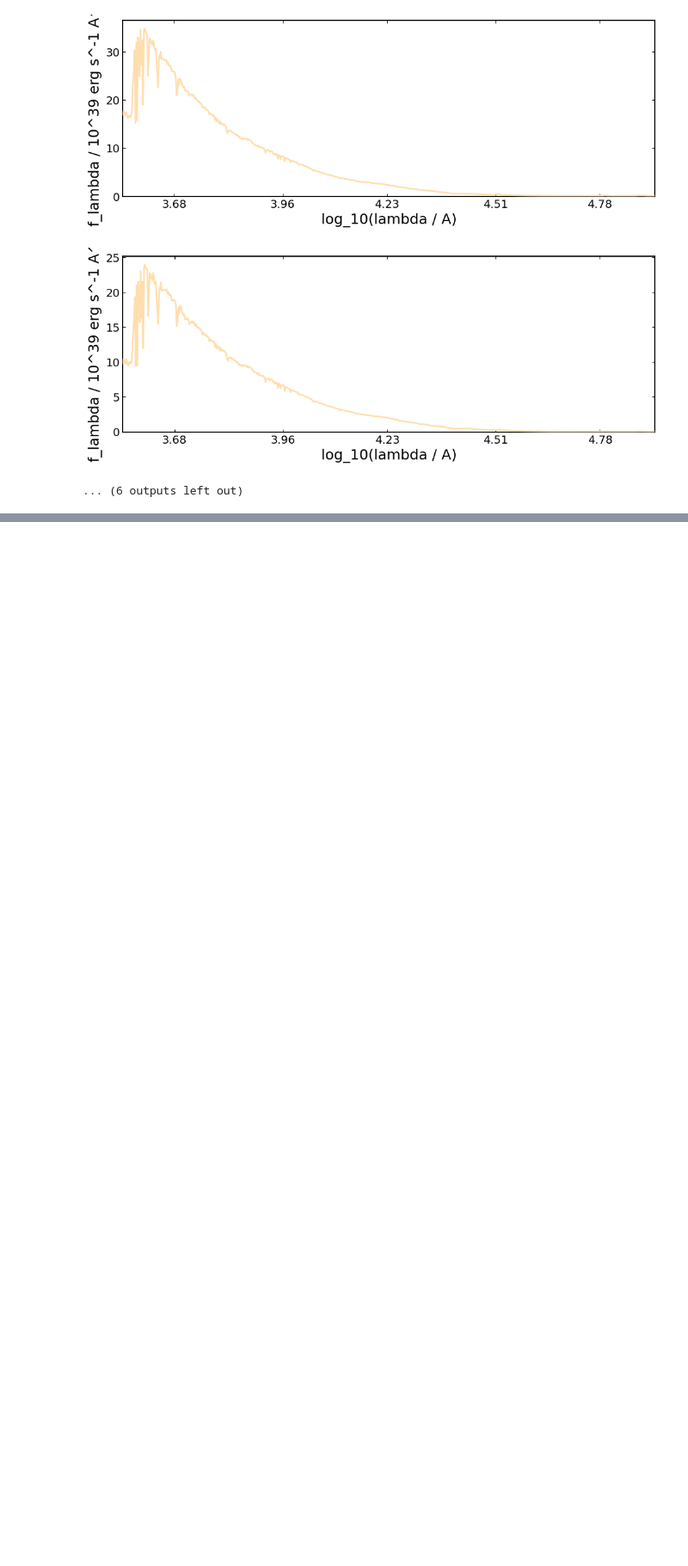
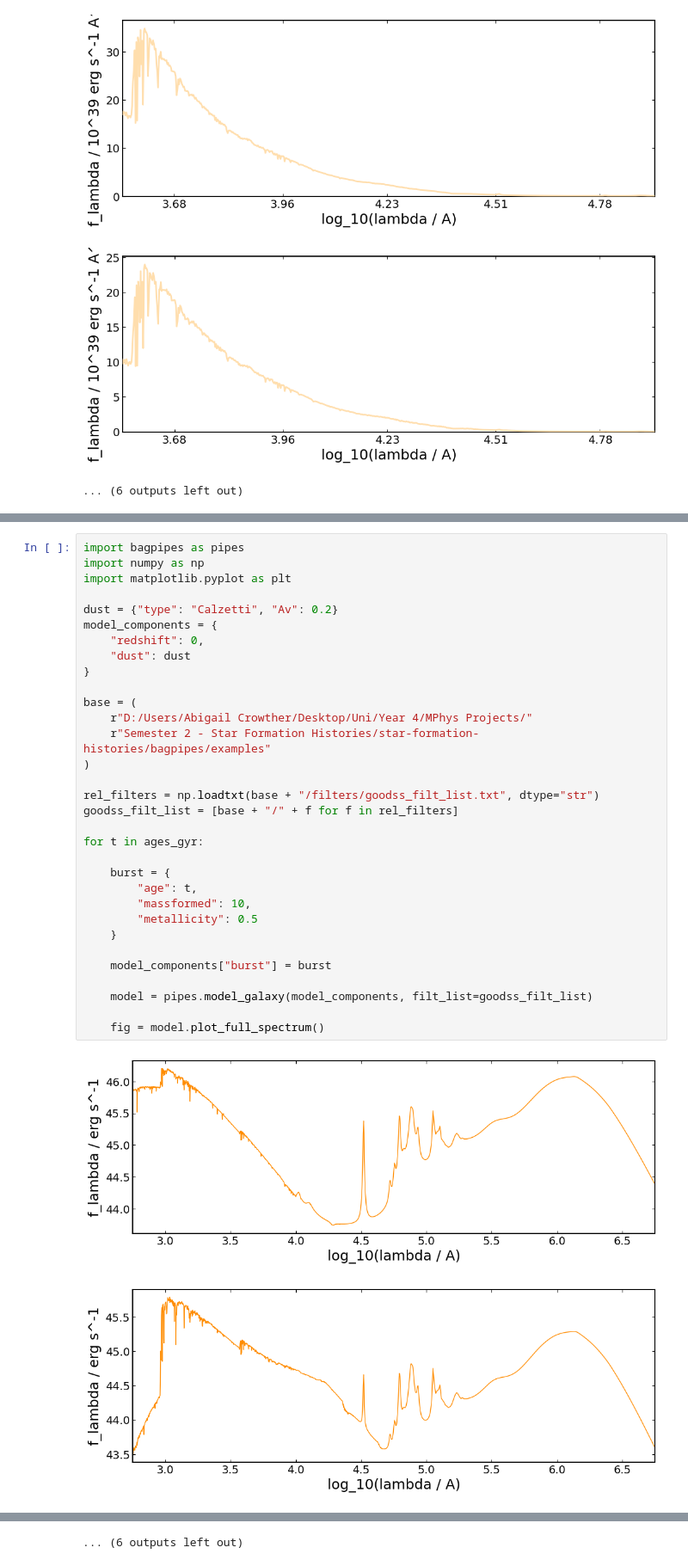
Before and after one commit to abbycrowther/star-formation-histories, a Jupyter notebook: Code/plots_time_intervals.ipynb, the cells around one changed output, grey strips where cells are left out. Shown at 86% size. Drawn from its saved outputs; the diff is of its cells as text; blank space fills up the shorter version.

```diff
--- a/Code/plots_time_intervals.ipynb
+++ b/Code/plots_time_intervals.ipynb
@@ -171,0 +167,35 @@ plt.show()
+# %%
+import bagpipes as pipes
+import numpy as np
+import matplotlib.pyplot as plt
+
+dust = {"type": "Calzetti", "Av": 0.2}
+model_components = {
+    "redshift": 0,
+    "dust": dust
+}
+
+base = (
+    r"D:/Users/Abigail Crowther/Desktop/Uni/Year 4/MPhys Projects/"
+    r"Semester 2 - Star Formation Histories/star-formation-histories/bagpipes/examples"
+)
+
+rel_filters = np.loadtxt(base + "/filters/goodss_filt_list.txt", dtype="str")
+goodss_filt_list = [base + "/" + f for f in rel_filters]
+
+for t in ages_gyr:
+
+    burst = {
+        "age": t,
+        "massformed": 10,
+        "metallicity": 0.5
+    }
+
+    model_components["burst"] = burst
+
+    model = pipes.model_galaxy(model_components, filt_list=goodss_filt_list)
+
+    fig = model.plot_full_spectrum()
+# %% [output]
+[figure, added]
+[figure, added]
@@ -171,0 +212 @@ plt.show()
+... (6 outputs left out)
```
Also changed, not shown: parts of 3 cells of this notebook.
